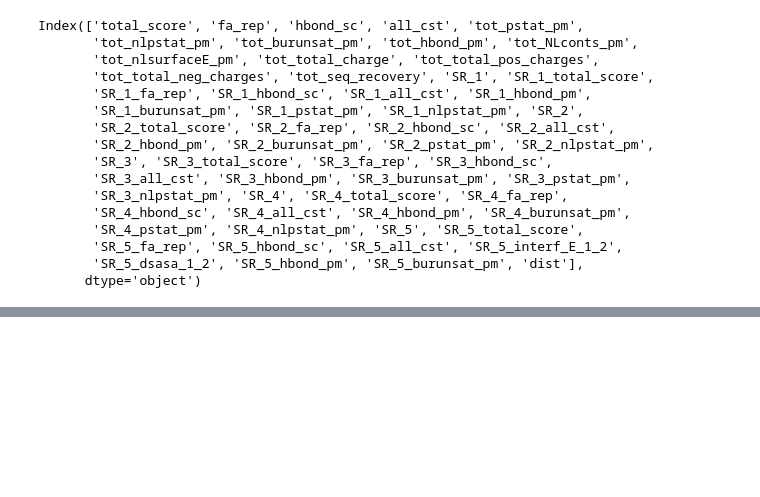
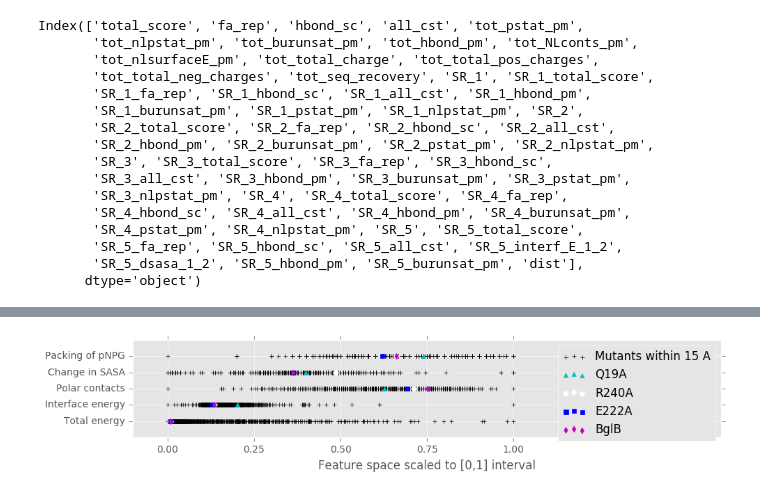
Before and after one commit to dacarlin/bagel-benchmark, a Jupyter notebook: feature_extraction/Untitled.ipynb, the cells around one changed output, grey strips where cells are left out. Cells and saved outputs as stored; diff of their text form; code cells hidden in the pictures; blank space fills up the shorter version.

```diff
--- a/feature_extraction/Untitled.ipynb
+++ b/feature_extraction/Untitled.ipynb
@@ -104,0 +148,29 @@ The default value for 'return_type' will change to 'axes' in a future release.
+# %%
+individual_mutants = [
+    ('Q19A', 'c', '^' ),
+    ('R240A', 'w', 'D' ),
+    ('E222A', 'b', 's' ),
+    #('W120F', 'k', 'o' ),
+    ('A226A', 'm', 'd' ),
+]
+
+plt.figure( figsize=( 10, 2.2 ) )
+
+# start with all mutants
+for i, col in enumerate( my_cols ):
+    my_data = my_scaled_df[ col ]
+    plt.scatter( my_data, [ i for x in my_data ], color='k', marker='+' )
+
+    # plot individual mutants
+    for individual_mutant, color, marker in individual_mutants:
+        plt.scatter( my_scaled_df.loc[ individual_mutant ][ col ], [ i ], color=color, marker=marker )
+
+plt.legend( [ 'Mutants within 15 A' ] + [ 'Q19A', 'R240A', 'E222A', 'BglB' ] )
+plt.xlim( ( -0.1, 1.6 ) )
+plt.xticks( [ 0.0, 0.25, 0.5, 0.75, 1 ] )
+plt.xlabel( 'Feature space scaled to [0,1] interval' )
+plt.yticks( range( len( my_cols ) ), [ 'Total energy', 'Interface energy', 'Polar contacts', 'Change in SASA', 'Packing of pNPG' ] )
+plt.tight_layout()
+plt.savefig( 'feature_space.png', dpi=600 )
+# %% [output]
+[figure, added]
```
Also changed, not shown: parts of 17 cells of this notebook, 1 other file.
